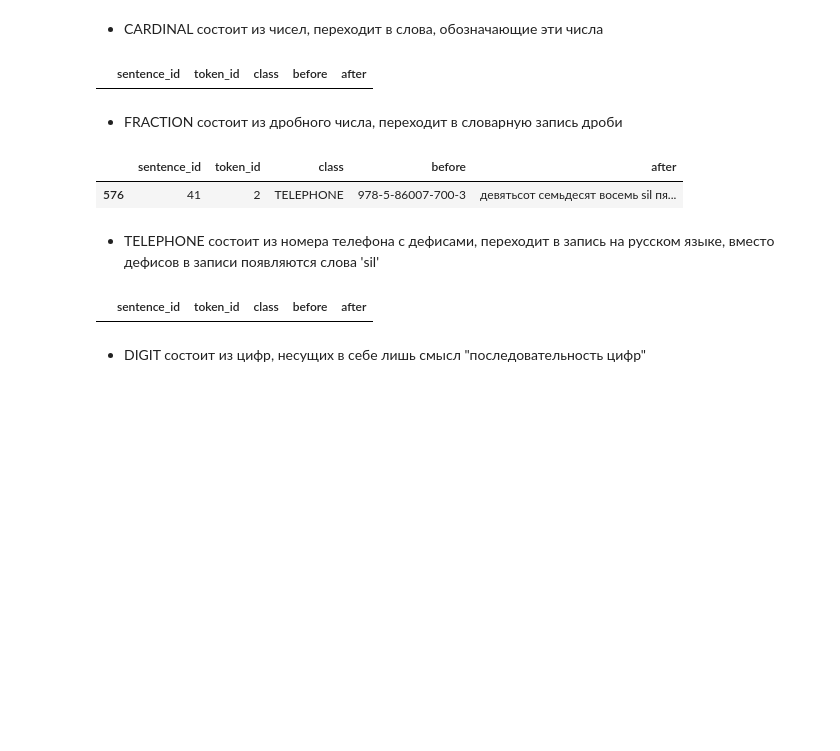
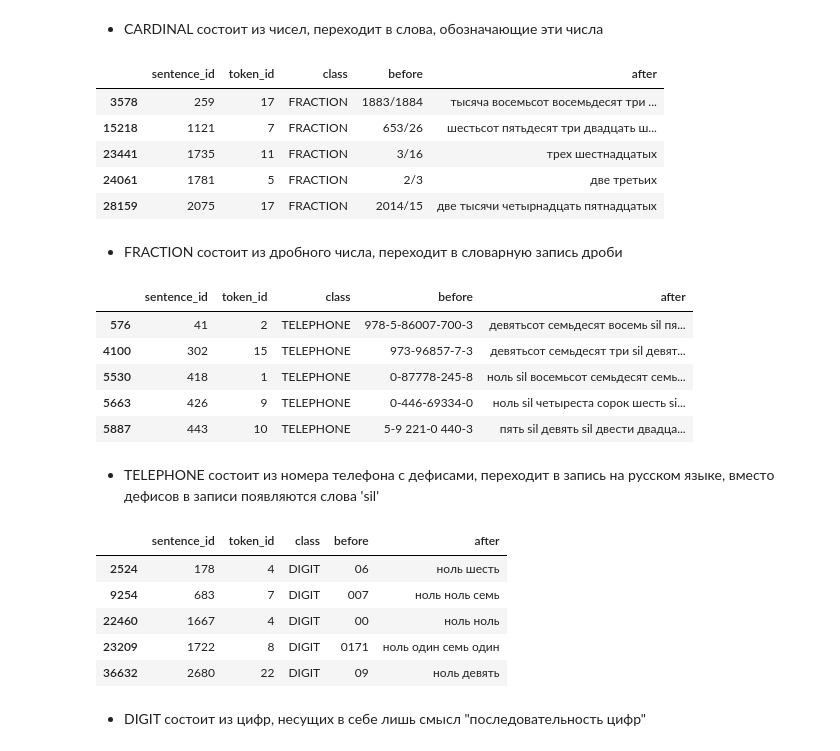
Before and after one commit to Mikhail-off/NLP-2019, a Jupyter notebook: HW4/hw4.ipynb, the cells around one changed output. Saved outputs shown, nothing was run; the diff lists cells and outputs as text; code cells hidden in the pictures; blank space fills up the shorter version.

```diff
--- a/HW4/hw4.ipynb
+++ b/HW4/hw4.ipynb
@@ -46 +45,3 @@ df_train = df_train[:min(MAX_DF, df_train.shape[0])]
+# %%
+df = pd.read_csv(TRAIN_DATA_PATH)
 # %%
@@ -105,22 +116,36 @@ df_train[df_train['class'] == 'CARDINAL'].head()
 # %% [markdown]
 * CARDINAL состоит из чисел, переходит в слова, обозначающие эти числа
 # %%
-df_train[df_train['class'] == 'FRACTION'].head()
+df[df['class'] == 'FRACTION'].head()
 # %% [output]
 |  | sentence_id | token_id | class | before | after |
+| 3578 | 259 | 17 | FRACTION | 1883/1884 | тысяча восемьсот восемьдесят три ... |
+| 15218 | 1121 | 7 | FRACTION | 653/26 | шестьсот пятьдесят три двадцать ш... |
+| 23441 | 1735 | 11 | FRACTION | 3/16 | трех шестнадцатых |
+| 24061 | 1781 | 5 | FRACTION | 2/3 | две третьих |
+| 28159 | 2075 | 17 | FRACTION | 2014/15 | две тысячи четырнадцать пятнадцатых |
 # %% [markdown]
 * FRACTION состоит из дробного числа, переходит в словарную запись дроби
 # %%
-df_train[df_train['class'] == 'TELEPHONE'].head()
+df[df['class'] == 'TELEPHONE'].head()
 # %% [output]
 |  | sentence_id | token_id | class | before | after |
 | 576 | 41 | 2 | TELEPHONE | 978-5-86007-700-3 | девятьсот семьдесят восемь sil пя... |
+| 4100 | 302 | 15 | TELEPHONE | 973-96857-7-3 | девятьсот семьдесят три sil девят... |
+| 5530 | 418 | 1 | TELEPHONE | 0-87778-245-8 | ноль sil восемьсот семьдесят семь... |
+| 5663 | 426 | 9 | TELEPHONE | 0-446-69334-0 | ноль sil четыреста сорок шесть si... |
+| 5887 | 443 | 10 | TELEPHONE | 5-9 221-0 440-3 | пять sil девять sil двести двадца... |
 # %% [markdown]
 * TELEPHONE состоит из номера телефона с дефисами, переходит в запись на русском языке, вместо дефисов в записи появляются слова 'sil'
 # %%
-df_train[df_train['class'] == 'DIGIT'].head()
+df[df['class'] == 'DIGIT'].head()
 # %% [output]
 |  | sentence_id | token_id | class | before | after |
+| 2524 | 178 | 4 | DIGIT | 06 | ноль шесть |
+| 9254 | 683 | 7 | DIGIT | 007 | ноль ноль семь |
+| 22460 | 1667 | 4 | DIGIT | 00 | ноль ноль |
+| 23209 | 1722 | 8 | DIGIT | 0171 | ноль один семь один |
+| 36632 | 2680 | 22 | DIGIT | 09 | ноль девять |
 # %% [markdown]
 * DIGIT состоит из цифр, несущих в себе лишь смысл "последовательность цифр"
 # %%
```
Also changed, not shown: parts of 39 cells of this notebook.
